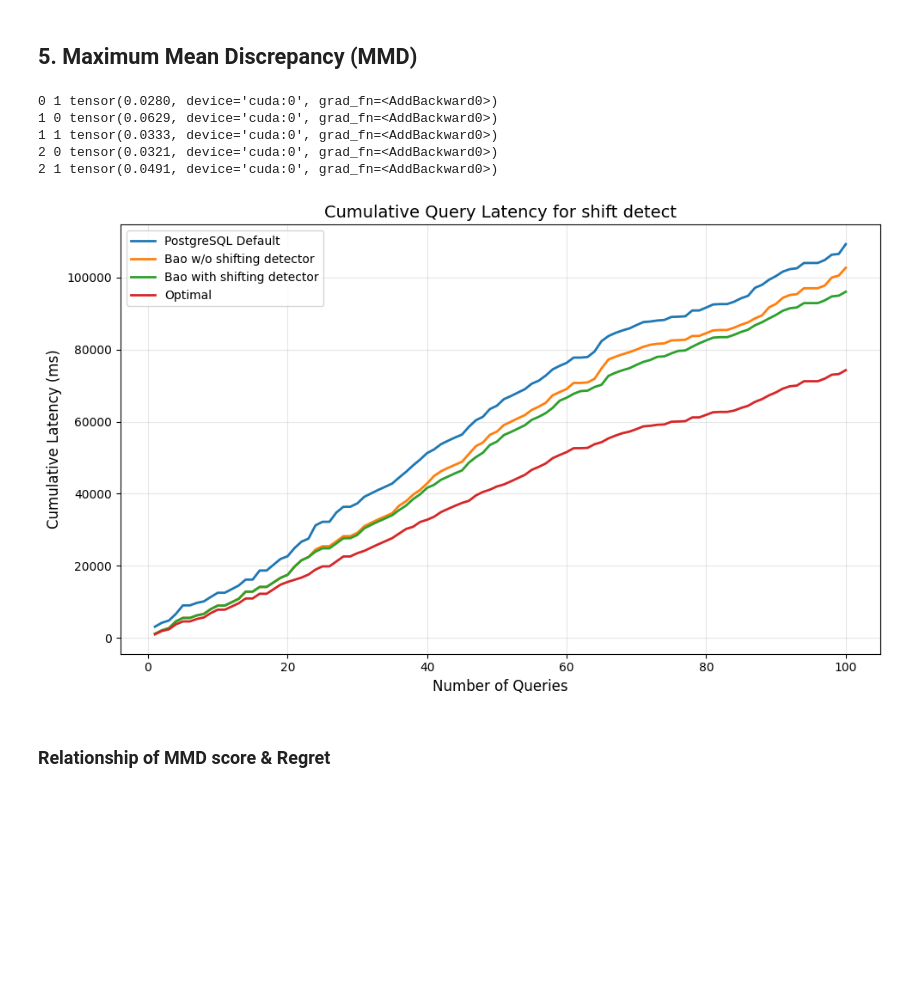
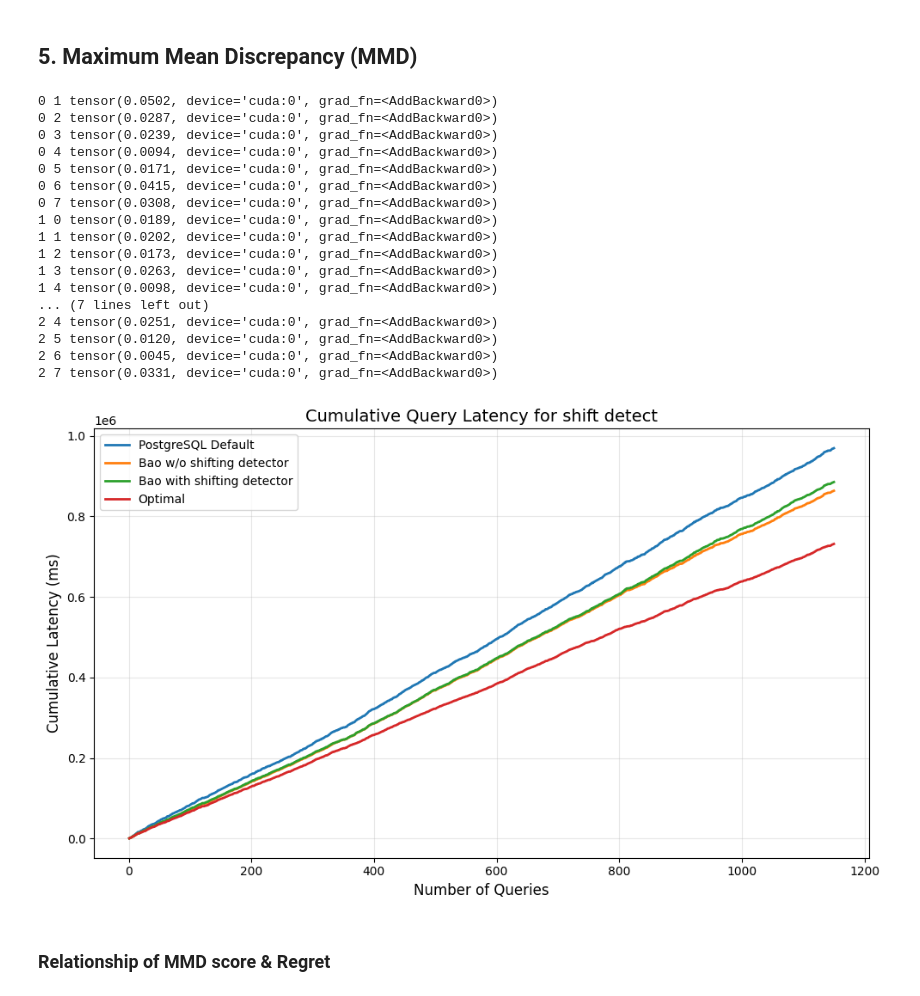
Before and after one commit to hujing2407/AdaLQO, a Jupyter notebook: AdaLQO.ipynb, the cells around one changed output. Saved outputs shown, nothing was run; the diff lists cells and outputs as text; code cells hidden in the pictures; blank space fills up the shorter version.

```diff
--- a/AdaLQO.ipynb
+++ b/AdaLQO.ipynb
@@ -26,8 +26,8 @@ import random
 # %% [markdown]
 ### 1.1 load all datasets - queries, plans, latecies
 # %%
-df = utils.load_data("tpc-h_sf1_100-shifting")
-BATCH_SIZE = 20
+df = utils.load_data("tpc-h")
+BATCH_SIZE = 50
 data = utils.split_dataset(df, batch_size=BATCH_SIZE)
 # %% [markdown]
 ## 2. Training BAO Model
@@ -74,7 +74,7 @@ def cl(regressor, shift_detect, data):
                     mmd_score = mmd(cur_embedding, base_embedding)
                     print(i, j, mmd_score)
                     # if detected shifting, retrain Bao Model with the last batch data
-                    if mmd_score > 0.03:
+                    if mmd_score > 0.04:
                         base_embedding = retrain_model(base_embedding, pre_data, regressor)
                 case "ks":
                     cur = cur_embedding.cpu().detach().numpy()
@@ -116,15 +116,27 @@ def retrain_model(base_embedding, pre_data, regressor):
 # %%
 reg = init_bao_model(data)
 res = cl(reg,"mmd",data)
 res_df = pd.concat(res,ignore_index=True)
-plot_res("shift detect", res_df, "results/detector_performance.png")
+plot_res("shift detect", res_df, "results/performance_100_mmd.png")
 # %% [output]
-0 1 tensor(0.0280, device='cuda:0', grad_fn=<AddBackward0>)
-1 0 tensor(0.0629, device='cuda:0', grad_fn=<AddBackward0>)
-1 1 tensor(0.0333, device='cuda:0', grad_fn=<AddBackward0>)
-2 0 tensor(0.0321, device='cuda:0', grad_fn=<AddBackward0>)
-2 1 tensor(0.0491, device='cuda:0', grad_fn=<AddBackward0>)
+0 1 tensor(0.0502, device='cuda:0', grad_fn=<AddBackward0>)
+0 2 tensor(0.0287, device='cuda:0', grad_fn=<AddBackward0>)
+0 3 tensor(0.0239, device='cuda:0', grad_fn=<AddBackward0>)
+0 4 tensor(0.0094, device='cuda:0', grad_fn=<AddBackward0>)
+0 5 tensor(0.0171, device='cuda:0', grad_fn=<AddBackward0>)
+0 6 tensor(0.0415, device='cuda:0', grad_fn=<AddBackward0>)
+0 7 tensor(0.0308, device='cuda:0', grad_fn=<AddBackward0>)
+1 0 tensor(0.0189, device='cuda:0', grad_fn=<AddBackward0>)
+1 1 tensor(0.0202, device='cuda:0', grad_fn=<AddBackward0>)
+1 2 tensor(0.0173, device='cuda:0', grad_fn=<AddBackward0>)
+1 3 tensor(0.0263, device='cuda:0', grad_fn=<AddBackward0>)
+1 4 tensor(0.0098, device='cuda:0', grad_fn=<AddBackward0>)
+... (7 lines left out)
+2 4 tensor(0.0251, device='cuda:0', grad_fn=<AddBackward0>)
+2 5 tensor(0.0120, device='cuda:0', grad_fn=<AddBackward0>)
+2 6 tensor(0.0045, device='cuda:0', grad_fn=<AddBackward0>)
+2 7 tensor(0.0331, device='cuda:0', grad_fn=<AddBackward0>)
-[figure, old version]
+[figure, new version]
 # %% [markdown]
 ### Relationship of MMD score & Regret
 # %% [markdown]
```
Also changed, not shown: parts of 2 cells of this notebook, 2 other files.
